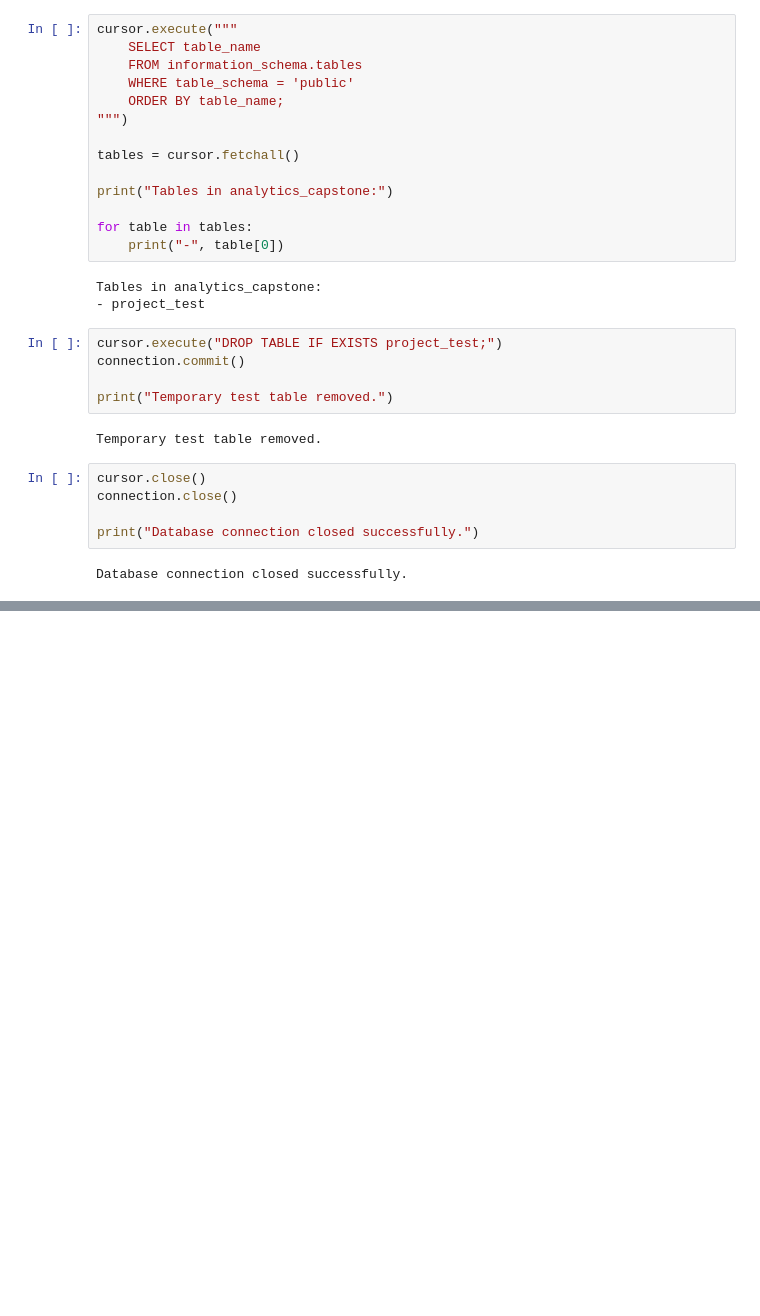
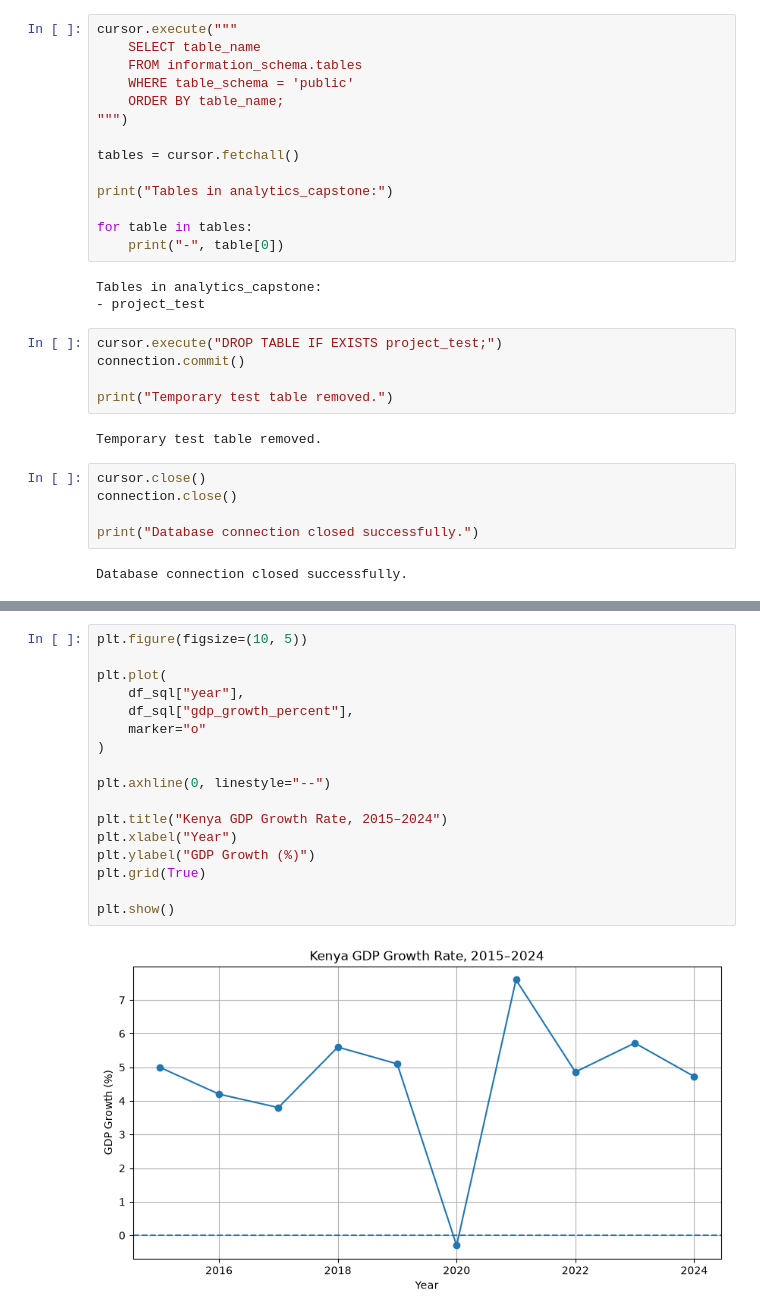
Before and after one commit to sivle7979/Data-Analytics-Capstone, a Jupyter notebook: notebooks/01_python_postgresql_setup.ipynb, the cells around one changed output, grey strips where cells are left out. Cells and saved outputs as stored; diff of their text form; blank space fills up the shorter version.

```diff
--- a/notebooks/01_python_postgresql_setup.ipynb
+++ b/notebooks/01_python_postgresql_setup.ipynb
@@ -220,0 +935,19 @@ Database connection closed successfully.
+# %%
+plt.figure(figsize=(10, 5))
+
+plt.plot(
+    df_sql["year"],
+    df_sql["gdp_growth_percent"],
+    marker="o"
+)
+
+plt.axhline(0, linestyle="--")
+
+plt.title("Kenya GDP Growth Rate, 2015–2024")
+plt.xlabel("Year")
+plt.ylabel("GDP Growth (%)")
+plt.grid(True)
+
+plt.show()
+# %% [output]
+[figure, added]
```
Also changed, not shown: parts of 59 cells of this notebook, 3 other files.
